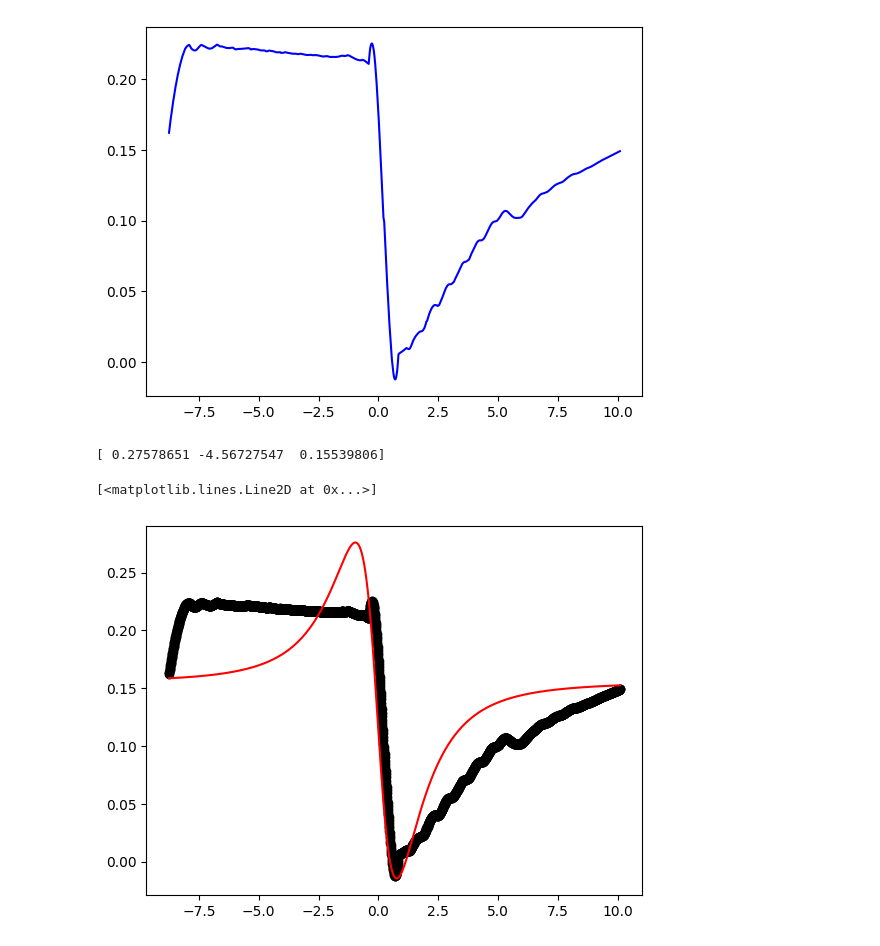
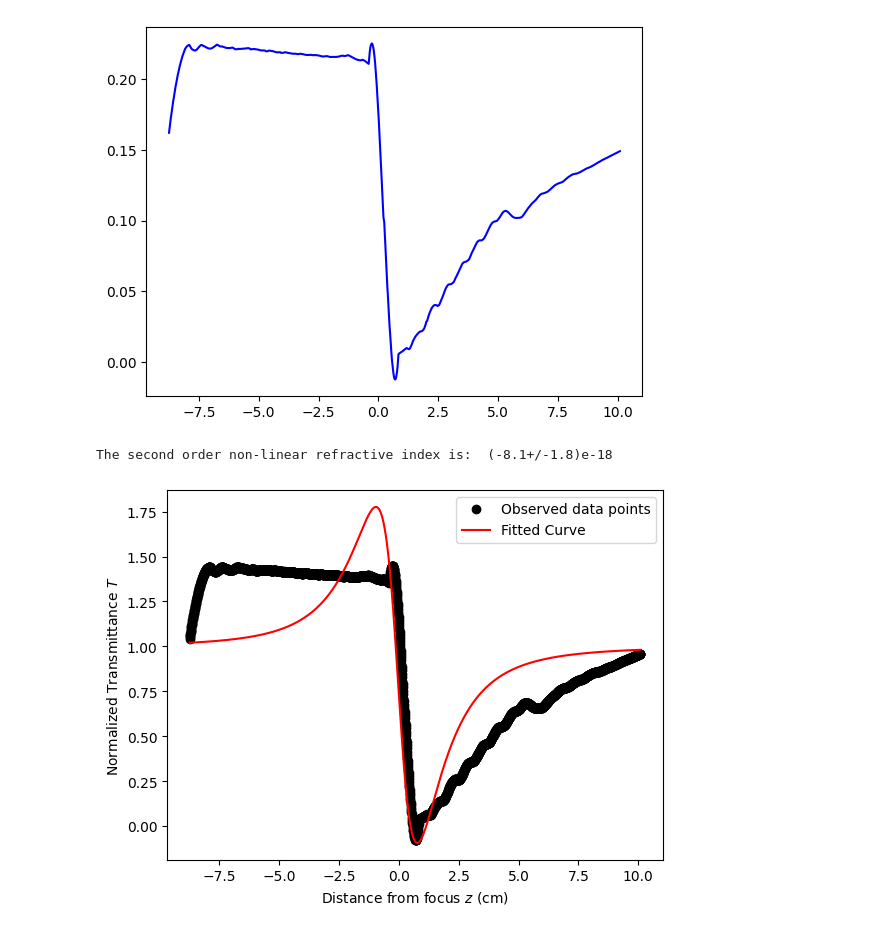
Before and after one commit to peakcipher/coursework, a Jupyter notebook: 22O1/data_40.ipynb, the cells around one changed output. Saved outputs shown, nothing was run; the diff lists cells and outputs as text; code cells hidden in the pictures.

```diff
--- a/22O1/data_40.ipynb
+++ b/22O1/data_40.ipynb
@@ -42,23 +43,39 @@ plt.plot(data_zf, w, 'b')  # smooth by filter
 # %%
 from scipy.optimize import curve_fit
 
 def open_ap(z, del_psi0, N):
-    return N - N*del_psi0/(z**2+1)
+    return N*(1 - del_psi0/(z**2+1))
 
 def closed_ap(z, del_psi0, del_phi0, N):
-    return N + N*4*del_phi0*z/((z**2+9)*(z**2+1)) - N*del_psi0/(z**2+1)
+    return N*(1 + 4*del_phi0*z/((z**2+9)*(z**2+1)) - del_psi0/(z**2+1))
 
 popt, pcov = curve_fit(closed_ap, data_zf, w)
 
+norm_val = popt[2]
 
-print(popt)
+err_phi = np.sqrt(np.diag(pcov))
+phifi = ufloat(popt[1], err_phi[1])
+
+p_av = ufloat(180e-3, 1e-3)
+f_rep = ufloat(6e3, 1e3)
+plwd = ufloat(500e-12,0)
+w_0 = ufloat(20e-6,1e-6)
+lam = ufloat(532e-9,0)
+k = 2*np.pi/lam
+I_0 = p_av/f_rep/plwd/np.pi/(w_0)**2
+L_eff = ufloat(1e-3, 0.1e-3)
+n_2 = phifi/k/I_0/L_eff
+
+print('The second order non-linear refractive index is: ', n_2)
+plt.plot(data_zf, w/norm_val, 'ko', label="Observed data points")
 
 
-plt.plot(data_zf, w, 'ko', label="Observed data points")
+plt.plot(data_zf, closed_ap(data_zf, *popt)/norm_val, 'r-', label="Fitted Curve")
 
-
-plt.plot(data_zf, closed_ap(data_zf, *popt), 'r-', label="Fitted Curve")
+plt.xlabel('Distance from focus $z$ (cm)')
+plt.ylabel('Normalized Transmittance $T$')
+plt.legend()
+plt.savefig("org-c.png", dpi = 1200, bbox_inches='tight')
 # %% [output]
-[ 0.27578651 -4.56727547  0.15539806]
+The second order non-linear refractive index is:  (-8.1+/-1.8)e-18
-[<matplotlib.lines.Line2D at 0x...>]
-[figure, old version]
+[figure, new version]
```
Also changed, not shown: parts of 1 cell of this notebook, 7 other files.
